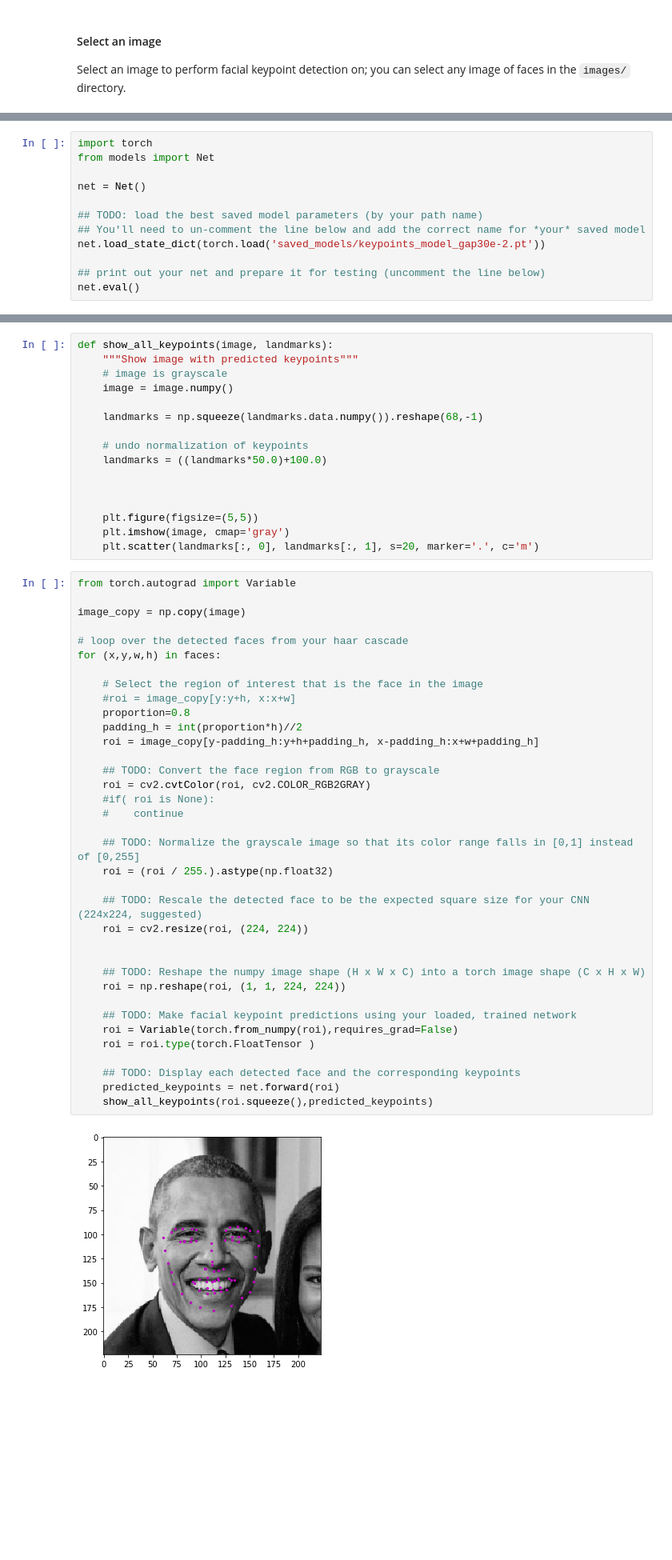
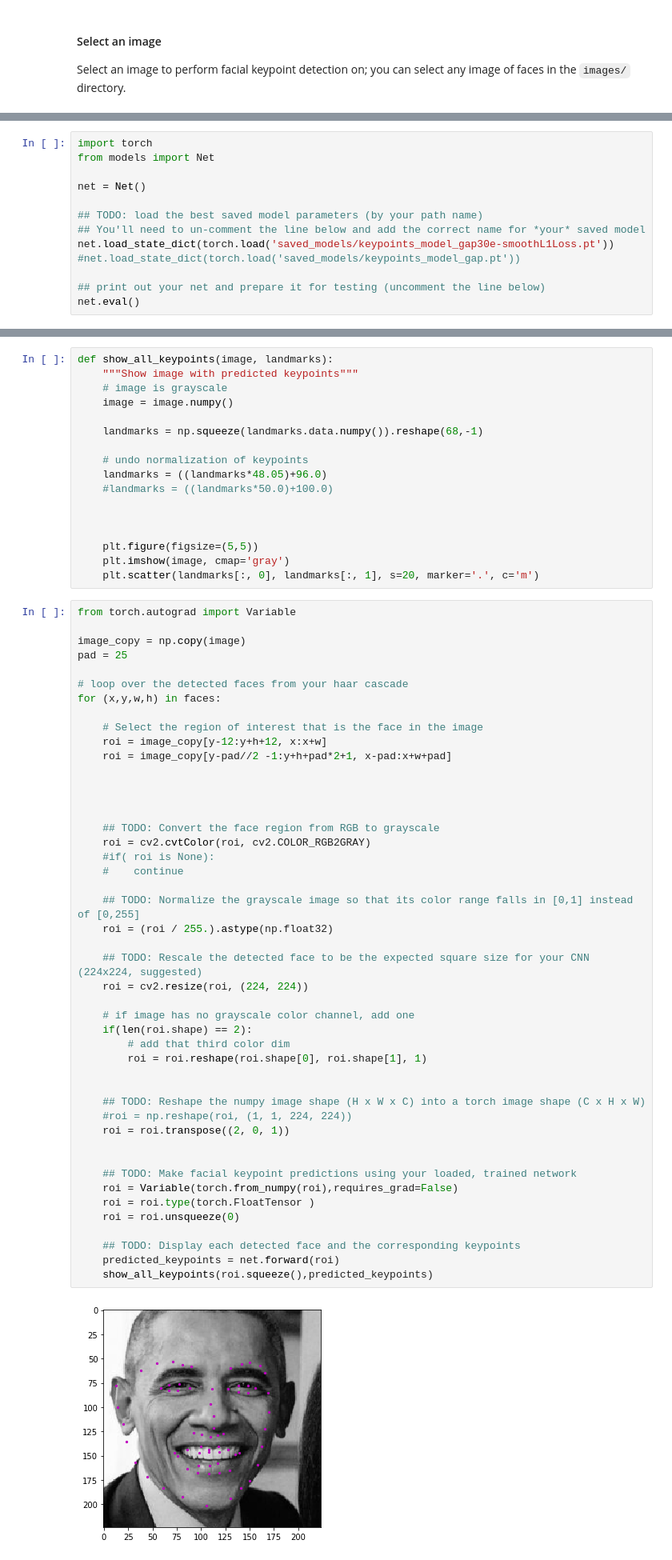
Before and after one commit to cvnd-course/Project-Facial-Keypoint-Detection, a Jupyter notebook: 3. Facial Keypoint Detection, Complete Pipeline.ipynb, the cells around one changed output, grey strips where cells are left out. Shown at 80% size. Drawn from its saved outputs; the diff is of its cells as text; blank space fills up the shorter version.

```diff
--- a/3. Facial Keypoint Detection, Complete Pipeline.ipynb
+++ b/3. Facial Keypoint Detection, Complete Pipeline.ipynb
@@ -82,7 +82,8 @@ net = Net()
 
 ## TODO: load the best saved model parameters (by your path name)
 ## You'll need to un-comment the line below and add the correct name for *your* saved model
-net.load_state_dict(torch.load('saved_models/keypoints_model_gap30e-2.pt'))
+net.load_state_dict(torch.load('saved_models/keypoints_model_gap30e-smoothL1Loss.pt'))
+#net.load_state_dict(torch.load('saved_models/keypoints_model_gap.pt'))
 
 ## print out your net and prepare it for testing (uncomment the line below)
 net.eval()
@@ -136,7 +137,8 @@ def show_all_keypoints(image, landmarks):
     landmarks = np.squeeze(landmarks.data.numpy()).reshape(68,-1)
 
     # undo normalization of keypoints
-    landmarks = ((landmarks*50.0)+100.0)
+    landmarks = ((landmarks*48.05)+96.0)
+    #landmarks = ((landmarks*50.0)+100.0)
 
 
 
@@ -147,37 +149,47 @@ def show_all_keypoints(image, landmarks):
 from torch.autograd import Variable
 
 image_copy = np.copy(image)
+pad = 25
 
 # loop over the detected faces from your haar cascade
 for (x,y,w,h) in faces:
 
     # Select the region of interest that is the face in the image
-    #roi = image_copy[y:y+h, x:x+w]
-    proportion=0.8
-    padding_h = int(proportion*h)//2
-    roi = image_copy[y-padding_h:y+h+padding_h, x-padding_h:x+w+padding_h]
+    roi = image_copy[y-12:y+h+12, x:x+w]
+    roi = image_copy[y-pad//2 -1:y+h+pad*2+1, x-pad:x+w+pad]
+
+
+
 
     ## TODO: Convert the face region from RGB to grayscale
     roi = cv2.cvtColor(roi, cv2.COLOR_RGB2GRAY)
     #if( roi is None):
     #    continue
 
     ## TODO: Normalize the grayscale image so that its color range falls in [0,1] instead of [0,255]
     roi = (roi / 255.).astype(np.float32)
 
     ## TODO: Rescale the detected face to be the expected square size for your CNN (224x224, suggested)
     roi = cv2.resize(roi, (224, 224))
 
+    # if image has no grayscale color channel, add one
+    if(len(roi.shape) == 2):
+        # add that third color dim
+        roi = roi.reshape(roi.shape[0], roi.shape[1], 1)
+
 
     ## TODO: Reshape the numpy image shape (H x W x C) into a torch image shape (C x H x W)
-    roi = np.reshape(roi, (1, 1, 224, 224))
+    #roi = np.reshape(roi, (1, 1, 224, 224))
+    roi = roi.transpose((2, 0, 1))
+
 
     ## TODO: Make facial keypoint predictions using your loaded, trained network
     roi = Variable(torch.from_numpy(roi),requires_grad=False)
     roi = roi.type(torch.FloatTensor )
+    roi = roi.unsqueeze(0)
 
     ## TODO: Display each detected face and the corresponding keypoints
     predicted_keypoints = net.forward(roi)
     show_all_keypoints(roi.squeeze(),predicted_keypoints)
 # %% [output]
-[figure, old version]
+[figure, new version]
```
Also changed, not shown: parts of 1 cell of this notebook, 6 other files.
